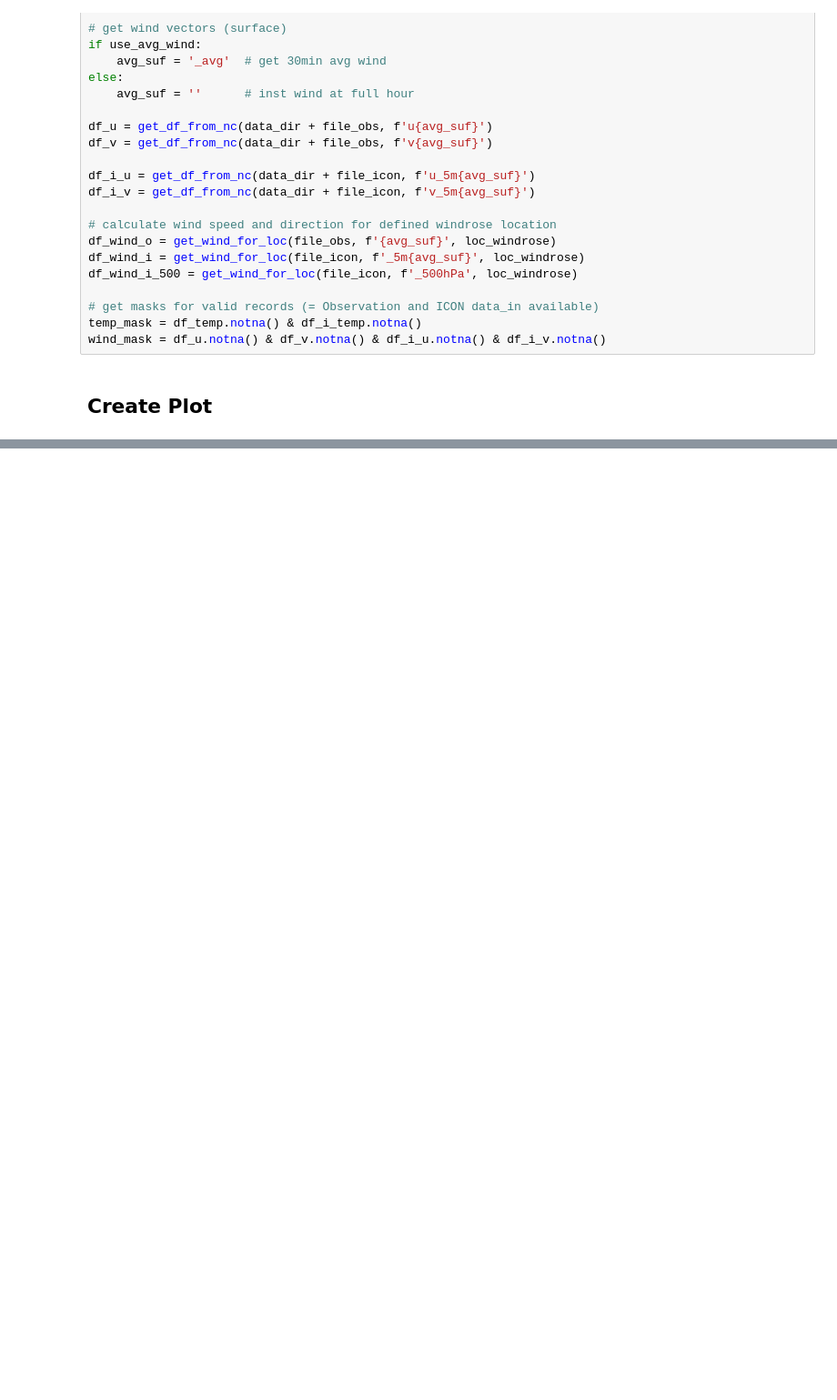
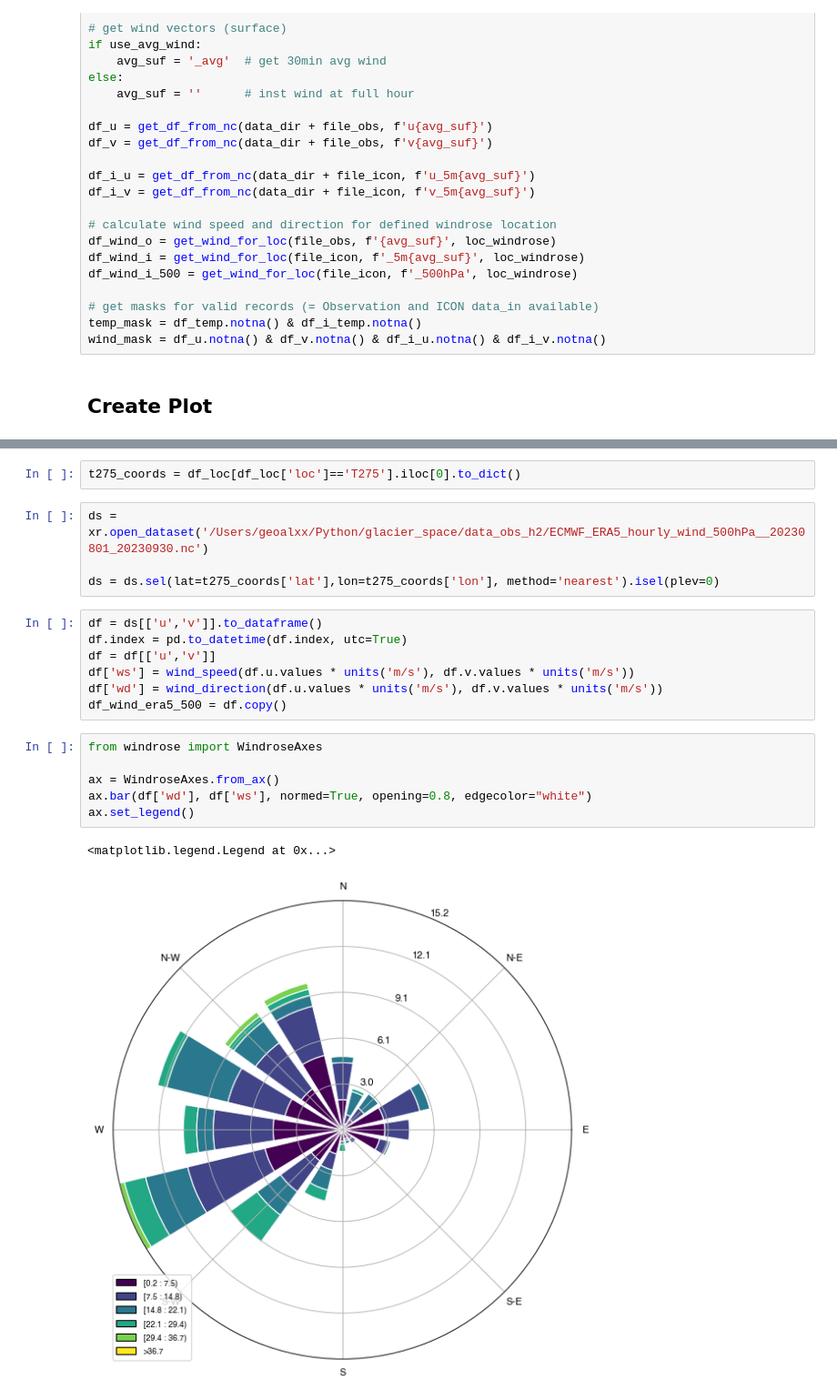
Before and after one commit to ClimLabTools/icon_validation, a Jupyter notebook: notebooks/fig_aws_icon_windmap.ipynb, the cells around one changed output, grey strips where cells are left out. Shown at 91% size. Drawn from its saved outputs; the diff is of its cells as text; blank space fills up the shorter version.

```diff
--- a/notebooks/fig_aws_icon_windmap.ipynb
+++ b/notebooks/fig_aws_icon_windmap.ipynb
@@ -293,0 +296,22 @@ plt.show()
+# %%
+t275_coords = df_loc[df_loc['loc']=='T275'].iloc[0].to_dict()
+# %%
+ds = xr.open_dataset('/Users/geoalxx/Python/glacier_space/data_obs_h2/ECMWF_ERA5_hourly_wind_500hPa__20230801_20230930.nc')
+
+ds = ds.sel(lat=t275_coords['lat'],lon=t275_coords['lon'], method='nearest').isel(plev=0)
+# %%
+df = ds[['u','v']].to_dataframe()
+df.index = pd.to_datetime(df.index, utc=True)
+df = df[['u','v']]
+df['ws'] = wind_speed(df.u.values * units('m/s'), df.v.values * units('m/s'))
+df['wd'] = wind_direction(df.u.values * units('m/s'), df.v.values * units('m/s'))
+df_wind_era5_500 = df.copy()
+# %%
+from windrose import WindroseAxes
+
+ax = WindroseAxes.from_ax()
+ax.bar(df['wd'], df['ws'], normed=True, opening=0.8, edgecolor="white")
+ax.set_legend()
+# %% [output]
+<matplotlib.legend.Legend at 0x...>
+[figure, added]
```
Also changed, not shown: parts of 2 cells of this notebook.
